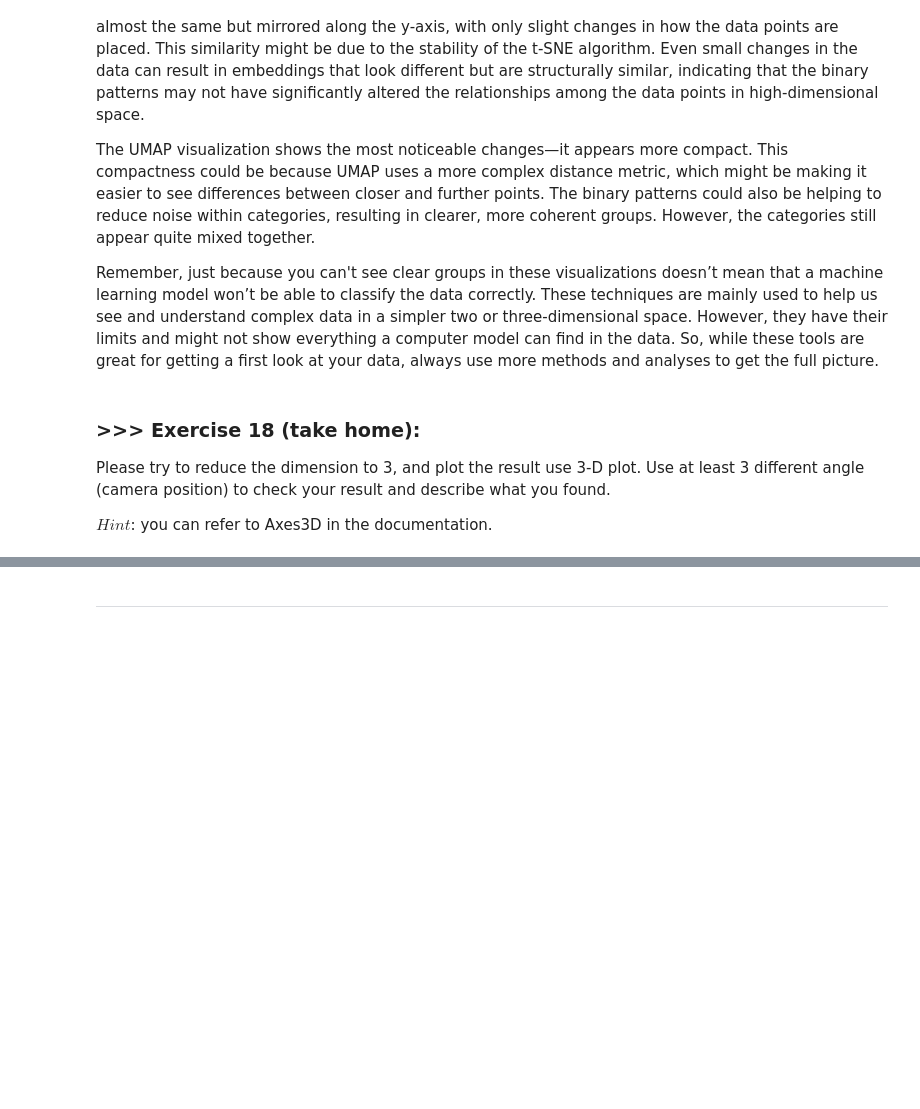
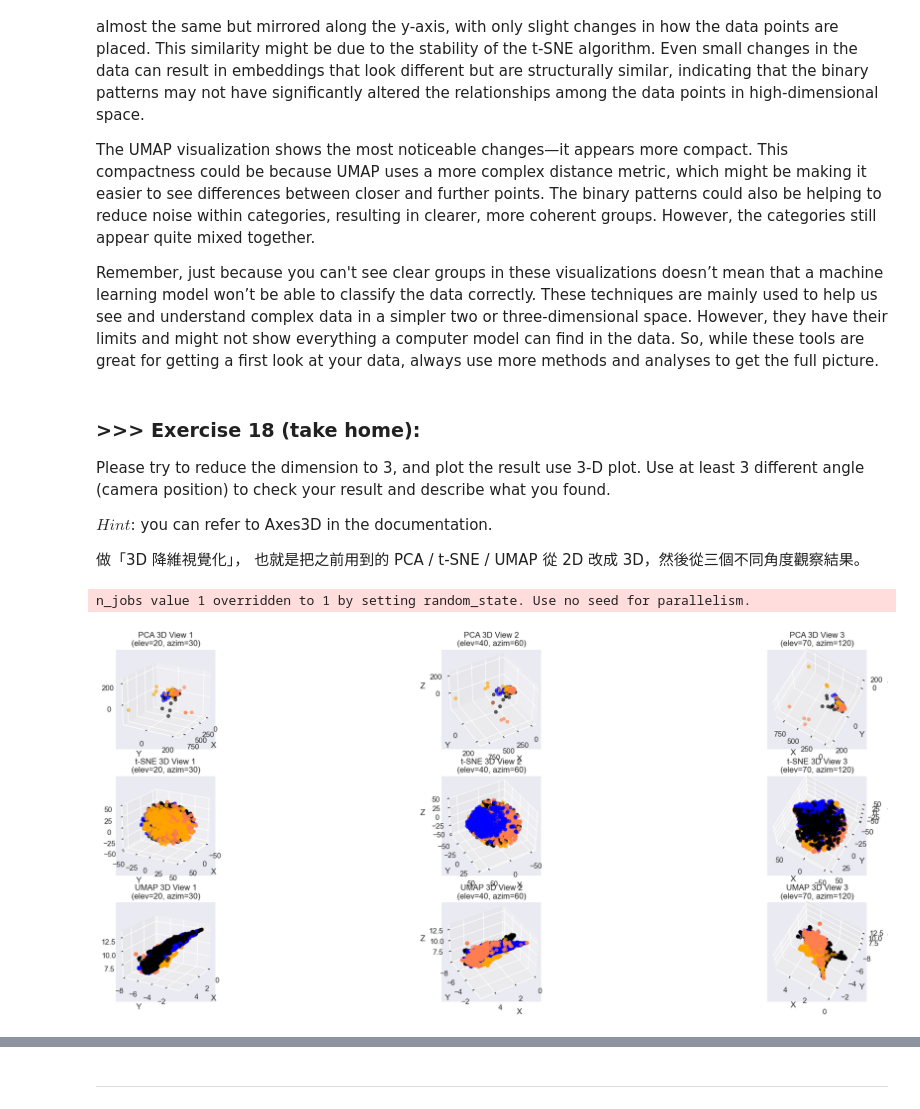
Before and after one commit to LukaChien/DM2025-Lab1-Exercise, a Jupyter notebook: DM2025-Lab1-Master.ipynb, the cells around one changed output, grey strips where cells are left out. Drawn from its saved outputs; the diff is of its cells as text; code cells hidden in the pictures; blank space fills up the shorter version.

```diff
--- a/DM2025-Lab1-Master.ipynb
+++ b/DM2025-Lab1-Master.ipynb
@@ -2592,3 +2873,6 @@ Remember, just because you can't see clear groups in these visualizations doesn
 Please try to reduce the dimension to 3, and plot the result use 3-D plot. Use at least 3 different angle (camera position) to check your result and describe what you found.
 
 $Hint$: you can refer to Axes3D in the documentation.
+
+做「3D 降維視覺化」，
+也就是把之前用到的 PCA / t-SNE / UMAP 從 2D 改成 3D，然後從三個不同角度觀察結果。
@@ -2596,0 +2879,57 @@ $Hint$: you can refer to Axes3D in the documentation.
+# %%
+# Answer Here
+# Exercise 18 – 3D Dimensionality Reduction Visualization
+
+from sklearn.decomposition import PCA
+from sklearn.manifold import TSNE
+import umap
+from mpl_toolkits.mplot3d import Axes3D  # 用於 3D 繪圖
+import matplotlib.pyplot as plt
+
+# --- Step 1: 降維到 3D
+X_pca_3d = PCA(n_components=3).fit_transform(tdm_df.values)
+X_tsne_3d = TSNE(n_components=3, random_state=42).fit_transform(tdm_df.values)
+X_umap_3d = umap.UMAP(n_components=3, random_state=42).fit_transform(tdm_df.values)
+
+# --- Step 2: 設定顏色與分類
+col = ['coral', 'blue', 'black', 'orange']
+categories = X['category_name'].unique()
+
+# --- Step 3: 定義 3D 繪圖函式
+def plot_3d(ax, X_reduced, title, elev, azim):
+    for c, category in zip(col, categories):
+        mask = X['category_name'] == category
+        ax.scatter(X_reduced[mask, 0],
+                   X_reduced[mask, 1],
+                   X_reduced[mask, 2],
+                   c=c, label=category, alpha=0.6)
+    ax.view_init(elev=elev, azim=azim)
+    ax.set_title(f'{title}\n(elev={elev}, azim={azim})')
+    ax.set_xlabel('X')
+    ax.set_ylabel('Y')
+    ax.set_zlabel('Z')
+
+# --- Step 4: 繪製三個不同降維法 + 不同角度
+fig = plt.figure(figsize=(24, 8))
+angles = [(20, 30), (40, 60), (70, 120)]  # 三種觀察角度
+
+# PCA
+for i, (elev, azim) in enumerate(angles):
+    ax = fig.add_subplot(3, 3, i+1, projection='3d')
+    plot_3d(ax, X_pca_3d, f'PCA 3D View {i+1}', elev, azim)
+
+# t-SNE
+for i, (elev, azim) in enumerate(angles):
+    ax = fig.add_subplot(3, 3, i+4, projection='3d')
+    plot_3d(ax, X_tsne_3d, f't-SNE 3D View {i+1}', elev, azim)
+
+# UMAP
+for i, (elev, azim) in enumerate(angles):
+    ax = fig.add_subplot(3, 3, i+7, projection='3d')
+    plot_3d(ax, X_umap_3d, f'UMAP 3D View {i+1}', elev, azim)
+
+plt.tight_layout()
+plt.show()
+# %% [output]
+n_jobs value 1 overridden to 1 by setting random_state. Use no seed for parallelism.
+[figure, added]
```
Also changed, not shown: parts of 63 cells of this notebook, 5 other files.
